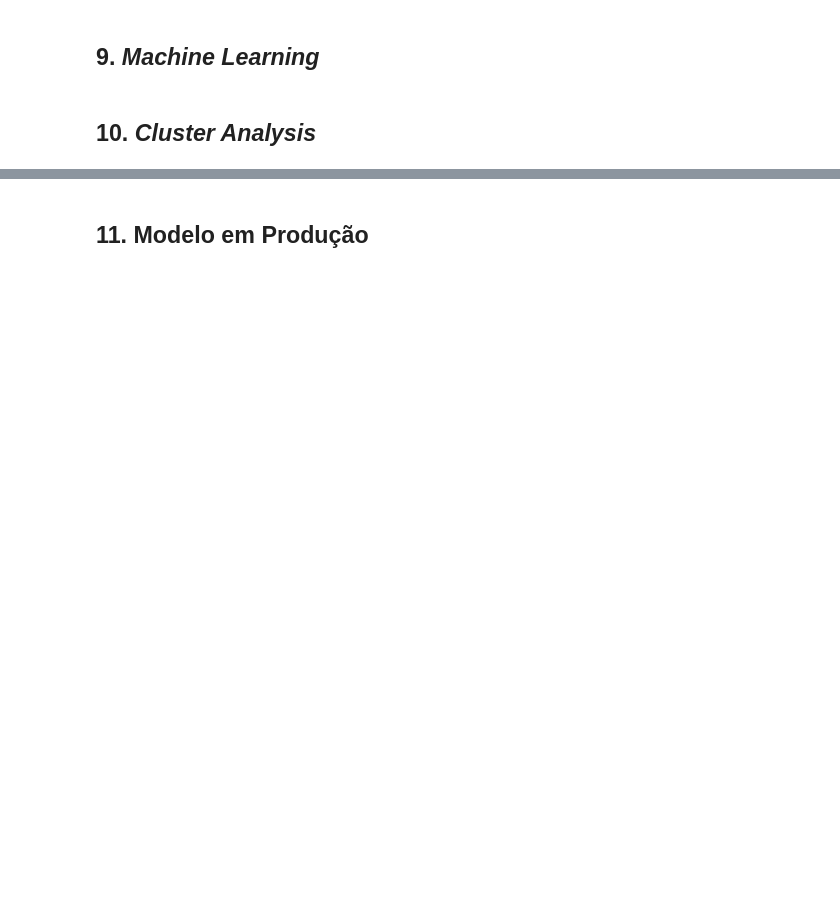
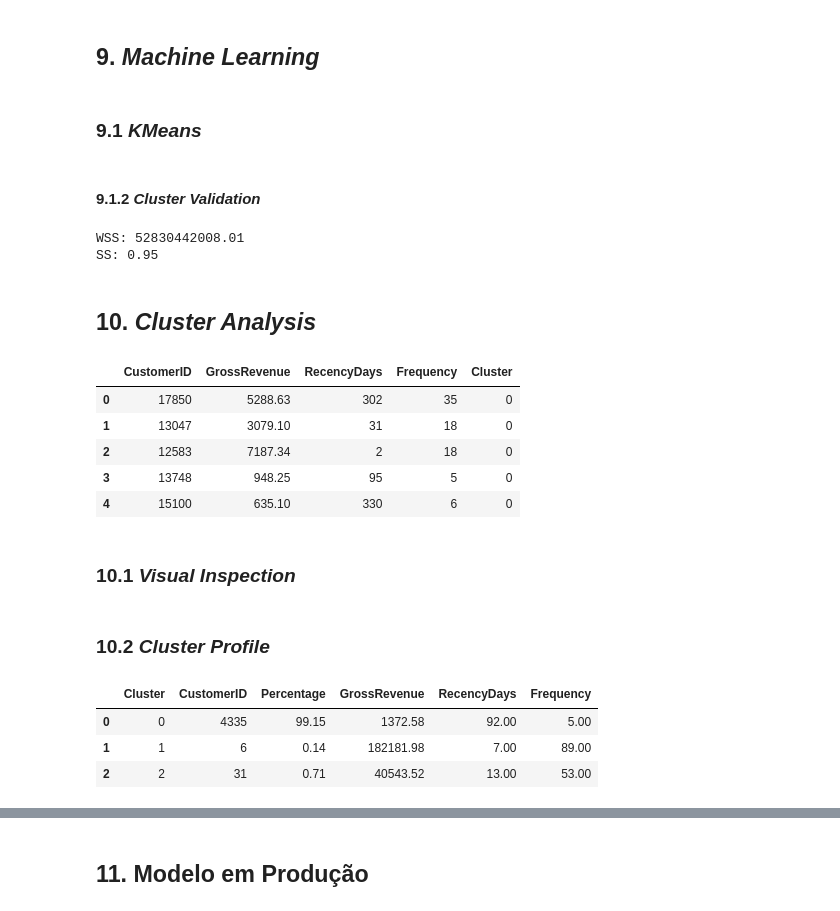
Before and after one commit to doegemon/PA004_high_value_customers_identification, a Jupyter notebook: notebooks/insiders_club.ipynb, the cells around one changed output, grey strips where cells are left out. Cells and saved outputs as stored; diff of their text form; code cells hidden in the pictures; blank space fills up the shorter version.

Commit message:
Treinamento do KMeans e Cluster Analysis

```diff
--- a/notebooks/insiders_club.ipynb
+++ b/notebooks/insiders_club.ipynb
@@ -355,4 +359,39 @@ De acordo com a SS, o melhor número de clusters é 2, mas podemos ver que 3 clu
 # %% [markdown]
 ## 9. *Machine Learning*
+# %% [markdown]
+### 9.1 *KMeans*
+# %%
+# Modelo
+k = 3
+kmeans = KMeans(init='random', n_clusters=k, n_init=10, max_iter=300, random_state=42)
+
+# Treinamento
+kmeans.fit(X)
+
+# Clustering
+labels = kmeans.labels_
+# %% [markdown]
+#### 9.1.2 *Cluster Validation*
+# %%
+# WSS
+print('WSS: {:.2f}'.format(kmeans.inertia_))
+# SS
+print('SS: {:.2f}'.format(silhouette_score(X, labels, metric='euclidean')))
+# %% [output]
+WSS: 52830442008.01
+SS: 0.95
 # %% [markdown]
 ## 10. *Cluster Analysis*
+# %%
+df7 = df6.copy()
+df7['Cluster'] = labels
+df7.head()
+# %% [output]
+|  | CustomerID | GrossRevenue | RecencyDays | Frequency | Cluster |
+| 0 | 17850 | 5288.63 | 302 | 35 | 0 |
+| 1 | 13047 | 3079.10 | 31 | 18 | 0 |
+| 2 | 12583 | 7187.34 | 2 | 18 | 0 |
+| 3 | 13748 | 948.25 | 95 | 5 | 0 |
+| 4 | 15100 | 635.10 | 330 | 6 | 0 |
+# %% [markdown]
+### 10.1 *Visual Inspection*
@@ -358,0 +401,2 @@ De acordo com a SS, o melhor número de clusters é 2, mas podemos ver que 3 clu
+# %% [markdown]
+### 10.2 *Cluster Profile*
@@ -358,0 +421,7 @@ De acordo com a SS, o melhor número de clusters é 2, mas podemos ver que 3 clu
+# %%
+df_cluster
+# %% [output]
+|  | Cluster | CustomerID | Percentage | GrossRevenue | RecencyDays | Frequency |
+| 0 | 0 | 4335 | 99.15 | 1372.58 | 92.00 | 5.00 |
+| 1 | 1 | 6 | 0.14 | 182181.98 | 7.00 | 89.00 |
+| 2 | 2 | 31 | 0.71 | 40543.52 | 13.00 | 53.00 |
```
Also changed, not shown: parts of 11 cells of this notebook.
